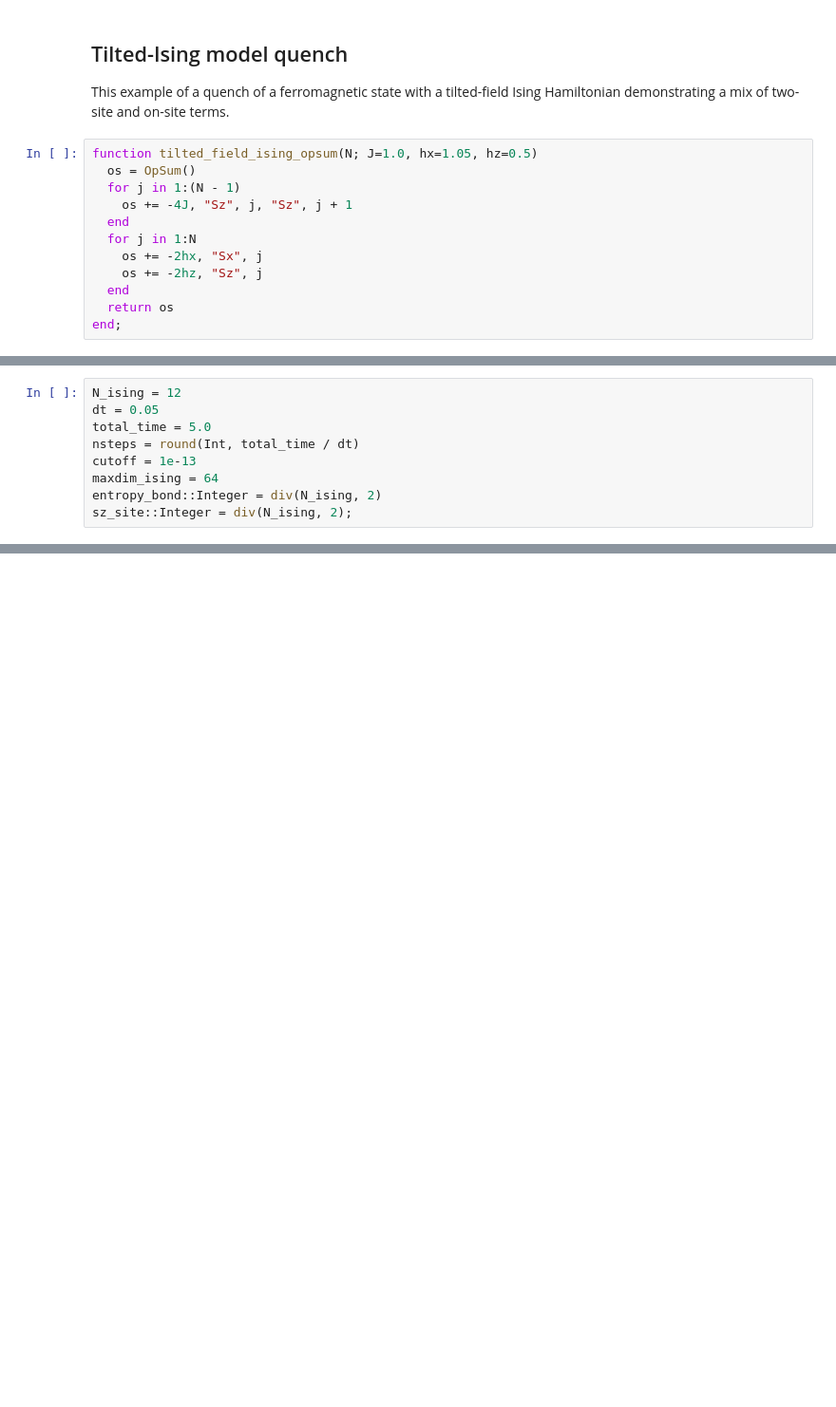
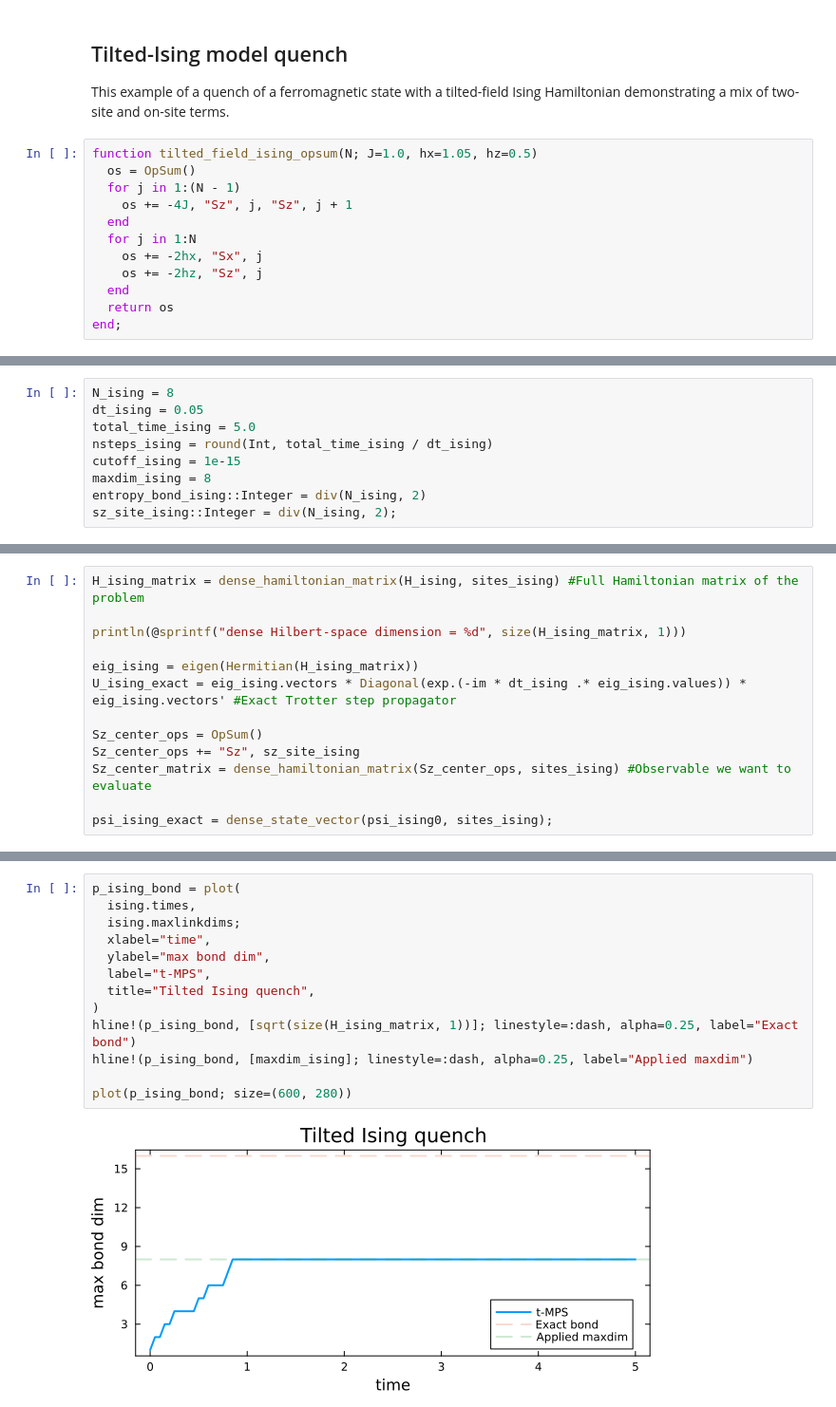
Before and after one commit to StephenRClark/tqd2026, a Jupyter notebook: 01_t-MPS_pure_state_evolution.ipynb, the cells around one changed output, grey strips where cells are left out. Shown at 95% size. Cells and saved outputs as stored; diff of their text form; blank space fills up the shorter version.

```diff
--- a/01_t-MPS_pure_state_evolution.ipynb
+++ b/01_t-MPS_pure_state_evolution.ipynb
@@ -199,9 +202,9 @@ end;
 # %%
-N_ising = 12
-dt = 0.05
-total_time = 5.0
-nsteps = round(Int, total_time / dt)
-cutoff = 1e-13
-maxdim_ising = 64
-entropy_bond::Integer = div(N_ising, 2)
-sz_site::Integer = div(N_ising, 2);
+N_ising = 8
+dt_ising = 0.05
+total_time_ising = 5.0
+nsteps_ising = round(Int, total_time_ising / dt_ising)
+cutoff_ising = 1e-15
+maxdim_ising = 8
+entropy_bond_ising::Integer = div(N_ising, 2)
+sz_site_ising::Integer = div(N_ising, 2);
@@ -231,0 +241,13 @@ psi_ising0 = MPS(ComplexF64, sites_ising, "Up");
+# %%
+H_ising_matrix = dense_hamiltonian_matrix(H_ising, sites_ising) #Full Hamiltonian matrix of the problem
+
+println(@sprintf("dense Hilbert-space dimension = %d", size(H_ising_matrix, 1)))
+
+eig_ising = eigen(Hermitian(H_ising_matrix))
+U_ising_exact = eig_ising.vectors * Diagonal(exp.(-im * dt_ising .* eig_ising.values)) * eig_ising.vectors' #Exact Trotter step propagator
+
+Sz_center_ops = OpSum()
+Sz_center_ops += "Sz", sz_site_ising
+Sz_center_matrix = dense_hamiltonian_matrix(Sz_center_ops, sites_ising) #Observable we want to evaluate
+
+psi_ising_exact = dense_state_vector(psi_ising0, sites_ising);
@@ -255 +298,16 @@ plot(e_bond, p_sz; layout=(2, 1), size=(600, 500))
+# %%
+p_ising_bond = plot(
+  ising.times,
+  ising.maxlinkdims;
+  xlabel="time",
+  ylabel="max bond dim",
+  label="t-MPS",
+  title="Tilted Ising quench",
+)
+hline!(p_ising_bond, [sqrt(size(H_ising_matrix, 1))]; linestyle=:dash, alpha=0.25, label="Exact bond")
+hline!(p_ising_bond, [maxdim_ising]; linestyle=:dash, alpha=0.25, label="Applied maxdim")
+
+plot(p_ising_bond; size=(600, 280))
+# %% [output]
+[figure, added]
 # %% [markdown]
```
Also changed, not shown: parts of 17 cells of this notebook, 1 other file.
